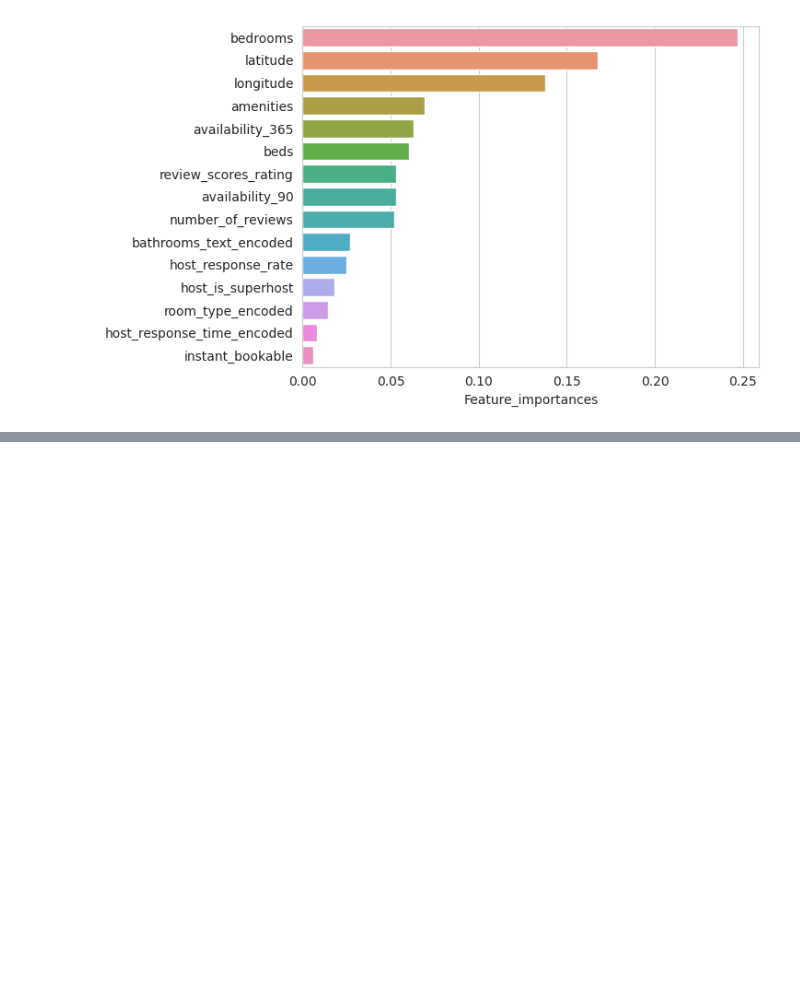
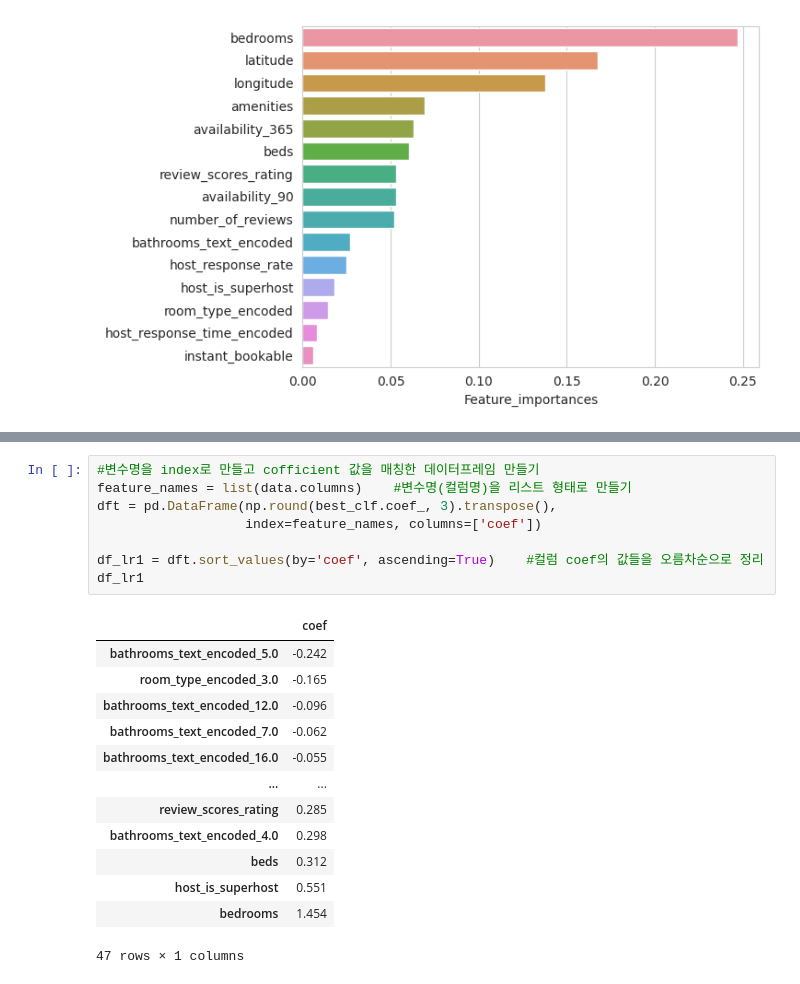
Before and after one commit to rainnn99/-DataAnalysis_Airbnb, a Jupyter notebook: DataAnalysis_Airbnb.ipynb, the cells around one changed output, grey strips where cells are left out. Saved outputs shown, nothing was run; the diff lists cells and outputs as text; blank space fills up the shorter version.

```diff
--- a/DataAnalysis_Airbnb.ipynb
+++ b/DataAnalysis_Airbnb.ipynb
@@ -975,0 +1041,22 @@ display(graphviz.Source(dot_graph))
+# %%
+#변수명을 index로 만들고 cofficient 값을 매칭한 데이터프레임 만들기
+feature_names = list(data.columns)    #변수명(컬럼명)을 리스트 형태로 만들기
+dft = pd.DataFrame(np.round(best_clf.coef_, 3).transpose(),
+                   index=feature_names, columns=['coef'])
+
+df_lr1 = dft.sort_values(by='coef', ascending=True)    #컬럼 coef의 값들을 오름차순으로 정리
+df_lr1
+# %% [output]
+|  | coef |
+| bathrooms_text_encoded_5.0 | -0.242 |
+| room_type_encoded_3.0 | -0.165 |
+| bathrooms_text_encoded_12.0 | -0.096 |
+| bathrooms_text_encoded_7.0 | -0.062 |
+| bathrooms_text_encoded_16.0 | -0.055 |
+| ... | ... |
+| review_scores_rating | 0.285 |
+| bathrooms_text_encoded_4.0 | 0.298 |
+| beds | 0.312 |
+| host_is_superhost | 0.551 |
+| bedrooms | 1.454 |
+47 rows × 1 columns
```
Also changed, not shown: parts of 9 cells of this notebook.
